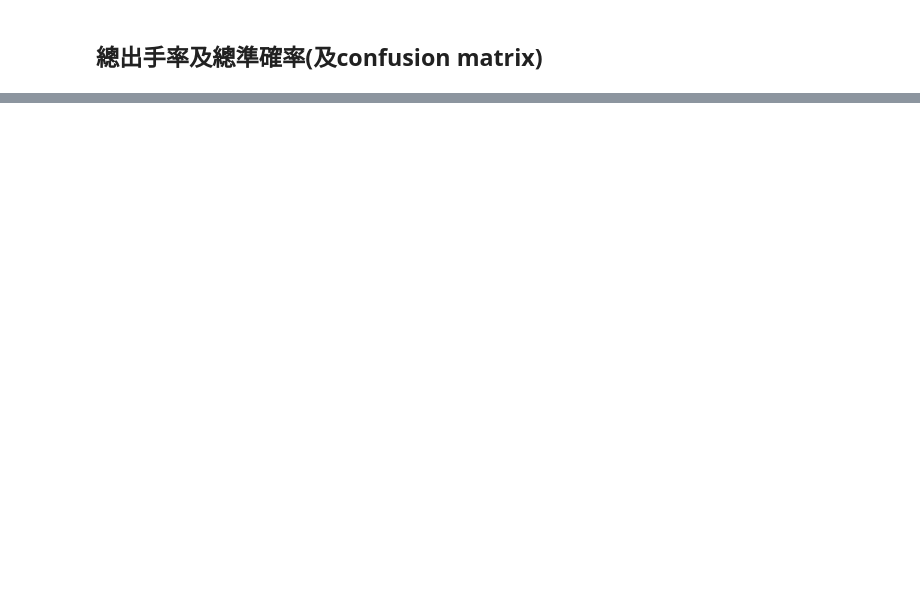
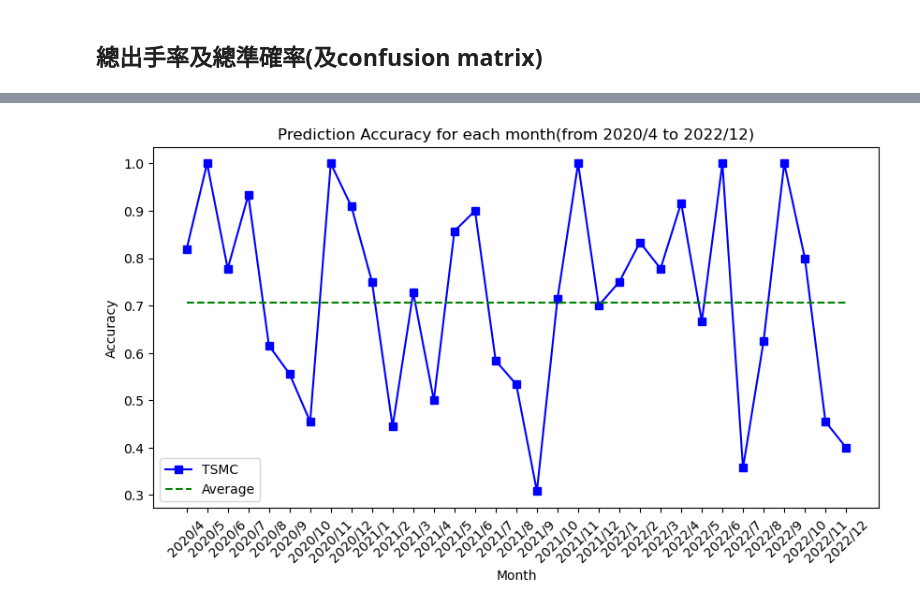
Before and after one commit to Juliecys/2023_BDA, a Jupyter notebook: personal_workspace/Alexander/Requirement3_final-ver..ipynb, the cells around one changed output, grey strips where cells are left out. Saved outputs shown, nothing was run; the diff lists cells and outputs as text; code cells hidden in the pictures; blank space fills up the shorter version.

Commit message:
Add files via upload
final version - include graph

```diff
--- a/personal_workspace/Alexander/Requirement3_final-ver..ipynb
+++ b/personal_workspace/Alexander/Requirement3_final-ver..ipynb
@@ -627,0 +628,21 @@ print(confusion_matrix(full_expected, full_predicted, labels = ['漲', '跌']))
+# %%
+avg_accuracy = []
+for i in range(len(chart_date)):
+    avg_accuracy.append(0.7063711911357341)
+# %%
+# import matplotlib相關套件
+
+import matplotlib.pyplot as plt
+
+plt.figure(figsize=(10,5),dpi=100,linewidth = 2)
+plt.plot(chart_date,chart_accuracy,'s-',color = 'b', label="TSMC")
+plt.plot(chart_date,avg_accuracy,'--',color = 'g', label="avg")
+plt.xlabel('Month')
+plt.xticks(rotation = 45)
+plt.ylabel('Accuracy')
+plt.legend(['TSMC', 'Average'])
+plt.title("Prediction Accuracy for each month(from 2020/4 to 2022/12)")
+
+plt.show()
+# %% [output]
+[figure, added]
```
Also changed, not shown: parts of 3 cells of this notebook.
